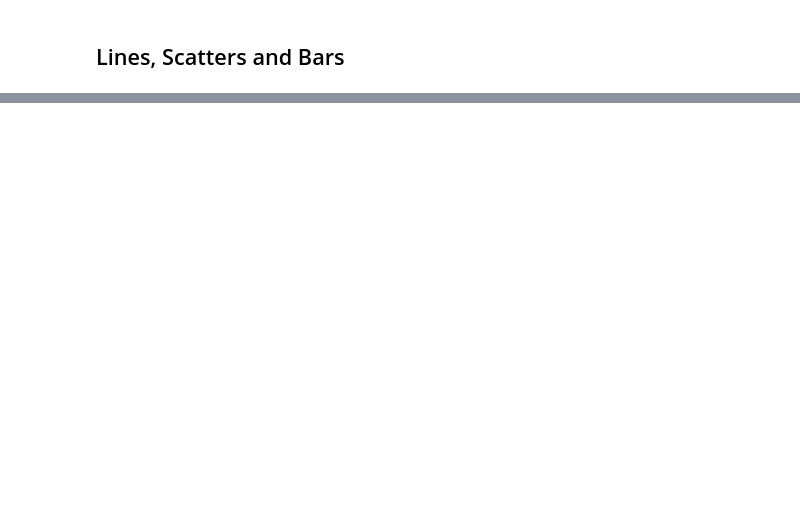
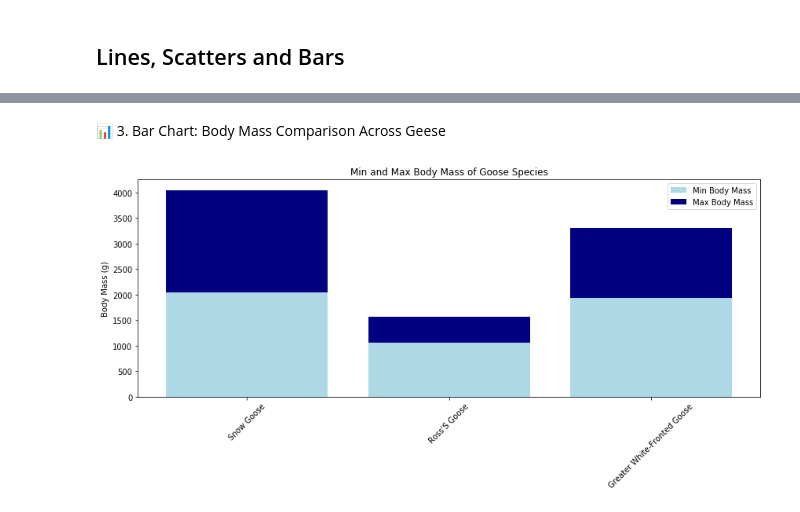
Before and after one commit to uzakariyya/Cohort-3.0-Machine-Learning-Assignments, a Jupyter notebook: Data_Visualization_Quantities/Data_Visualization_Quantities.ipynb, the cells around one changed output, grey strips where cells are left out. Drawn from its saved outputs; the diff is of its cells as text; code cells hidden in the pictures; blank space fills up the shorter version.

```diff
--- a/Data_Visualization_Quantities/Data_Visualization_Quantities.ipynb
+++ b/Data_Visualization_Quantities/Data_Visualization_Quantities.ipynb
@@ -10,0 +90,22 @@ FileNotFoundError: [Errno 2] File b'birds.csv' does not exist: b'birds.csv'
+# %% [markdown]
+📊 3. Bar Chart: Body Mass Comparison Across Geese
+# %%
+# Bar chart of min and max body mass
+goose_names = geese['Name']
+min_mass = geese['MinBodyMass']
+max_mass = geese['MaxBodyMass']
+
+x = range(len(goose_names))
+
+plt.figure(figsize=(12, 6))
+plt.bar(x, min_mass, label='Min Body Mass', color='lightblue')
+plt.bar(x, max_mass - min_mass, bottom=min_mass, label='Max Body Mass', color='navy')
+
+plt.xticks(x, goose_names, rotation=45)
+plt.ylabel('Body Mass (g)')
+plt.title('Min and Max Body Mass of Goose Species')
+plt.legend()
+plt.tight_layout()
+plt.show()
+# %% [output]
+[figure, added]
```
Also changed, not shown: parts of 7 cells of this notebook, 1 other file.
